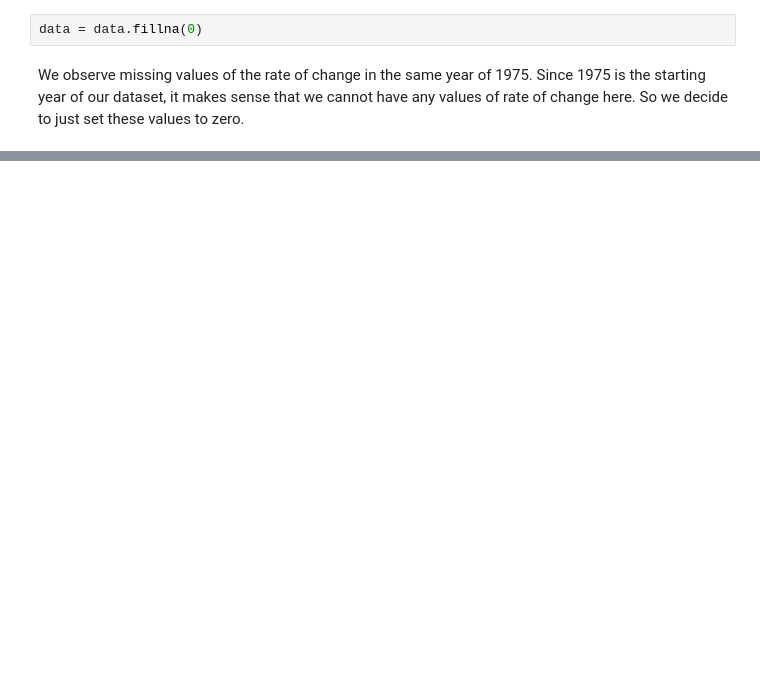
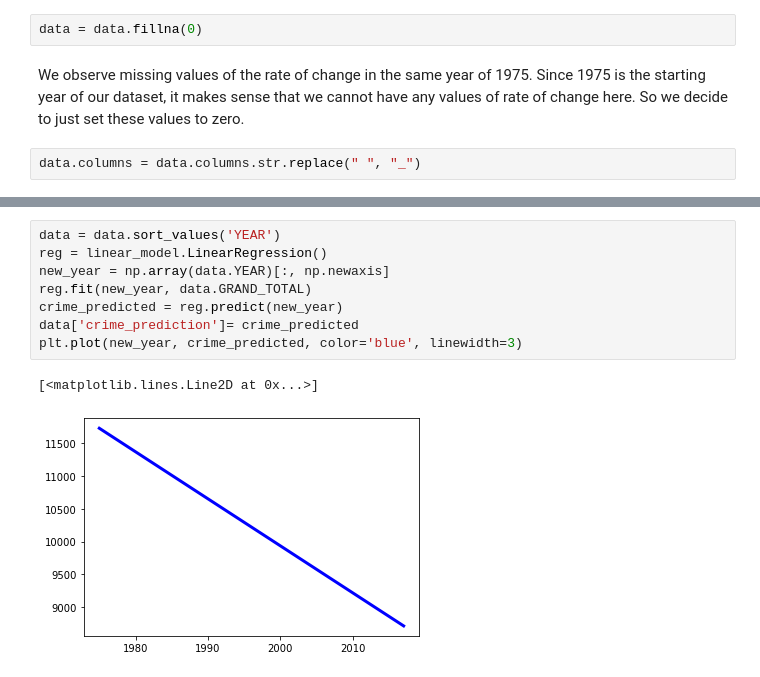
Before and after one commit to WZF1999/WZF1999.github.io, a Jupyter notebook: Final_Tutorial.ipynb, the cells around one changed output, grey strips where cells are left out. Cells and saved outputs as stored; diff of their text form; blank space fills up the shorter version.

```diff
--- a/Final_Tutorial.ipynb
+++ b/Final_Tutorial.ipynb
@@ -49,3 +40,5 @@ data = data.fillna(0)
 # %% [markdown]
 We observe missing values of the rate of change in the same year of 1975. Since 1975 is the starting year of our dataset, it makes sense that we cannot have any values of rate of change here.
 So we decide to just set these values to zero.
+# %%
+data.columns = data.columns.str.replace(" ", "_")
@@ -51,0 +57,11 @@ So we decide to just set these values to zero.
+# %%
+data = data.sort_values('YEAR')
+reg = linear_model.LinearRegression()
+new_year = np.array(data.YEAR)[:, np.newaxis]
+reg.fit(new_year, data.GRAND_TOTAL)
+crime_predicted = reg.predict(new_year)
+data['crime_prediction']= crime_predicted
+plt.plot(new_year, crime_predicted, color='blue', linewidth=3)
+# %% [output]
+[<matplotlib.lines.Line2D at 0x...>]
+[figure, added]
```
Also changed, not shown: parts of 30 cells of this notebook.
